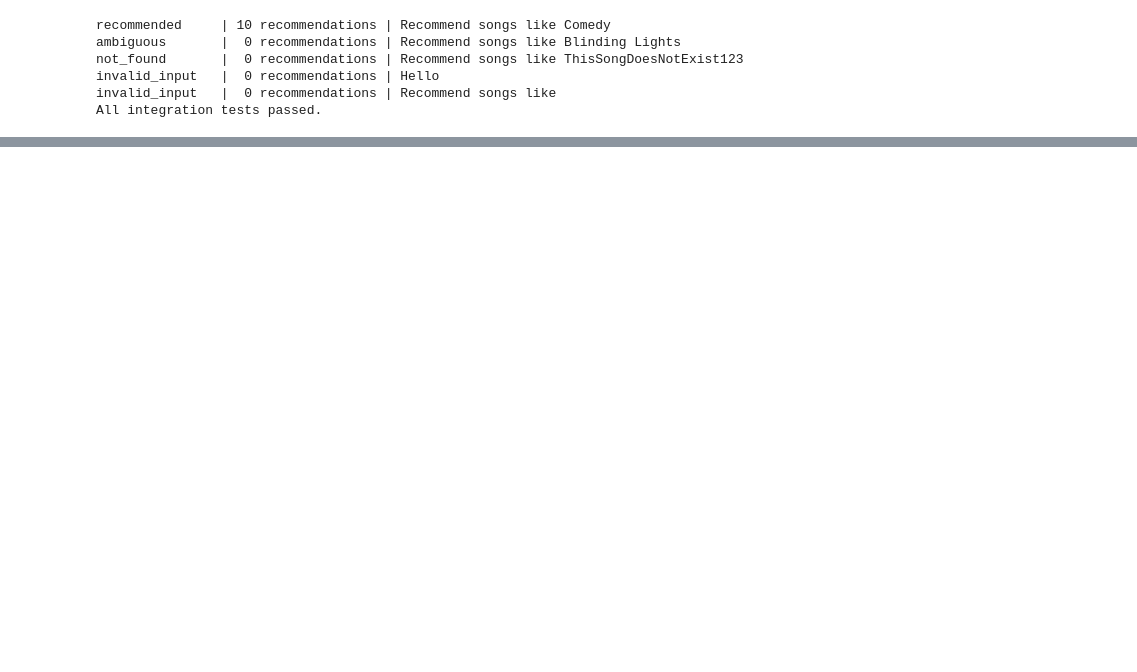
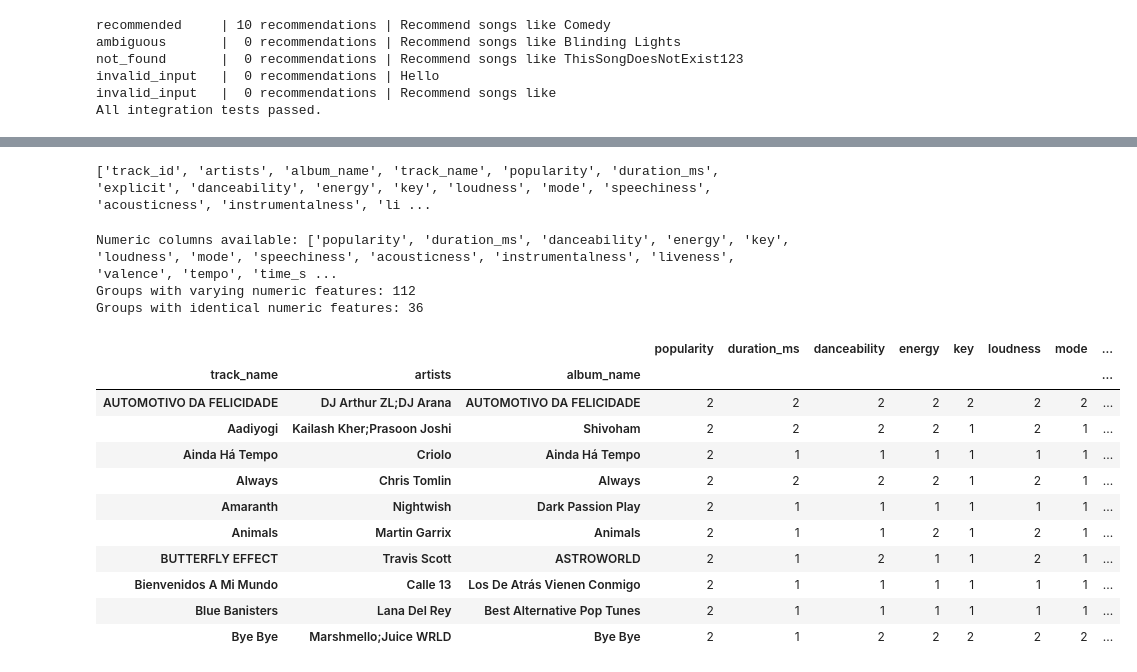
Before and after one commit to samyak-anand/song-recommendations-, a Jupyter notebook: lg_example/02_langgraph_song_lookup.ipynb, the cells around one changed output, grey strips where cells are left out. Saved outputs shown, nothing was run; the diff lists cells and outputs as text; code cells hidden in the pictures; blank space fills up the shorter version.

```diff
--- a/lg_example/02_langgraph_song_lookup.ipynb
+++ b/lg_example/02_langgraph_song_lookup.ipynb
@@ -357,0 +657,61 @@ All integration tests passed.
+# %%
+print(songs.columns.tolist())
+# %% [output]
+['track_id', 'artists', 'album_name', 'track_name', 'popularity', 'duration_ms', 'explicit', 'danceability', 'energy', 'key', 'loudness', 'mode', 'speechiness', 'acousticness', 'instrumentalness', 'li ...
+# %%
+# ============================================================
+# STAGE 2.5.2 — DUPLICATE FEATURE COMPARISON
+# ============================================================
+
+metadata_columns = [
+    "track_name",
+    "artists",
+    "album_name"
+]
+
+# Exclude identifiers and metadata from feature comparison.
+excluded_columns = {
+    "track_id", "track_name", "artists", "album_name",
+    "Unnamed: 0"
+}
+
+numeric_columns = [
+    col for col in songs.select_dtypes(include="number").columns
+    if col not in excluded_columns
+]
+
+print("Numeric columns available:", numeric_columns)
+
+if numeric_columns:
+    # Count how many distinct numeric feature combinations
+    # occur within each duplicate metadata group.
+    feature_variation = (
+        duplicate_records
+        .groupby(metadata_columns)[numeric_columns]
+        .nunique(dropna=False)
+    )
+
+    varying_groups = feature_variation.gt(1).any(axis=1)
+
+    print("Groups with varying numeric features:", varying_groups.sum())
+    print("Groups with identical numeric features:", (~varying_groups).sum())
+
+    display(feature_variation.loc[varying_groups].head(10))
+else:
+    print("No numeric columns available for comparison.")
+# %% [output]
+Numeric columns available: ['popularity', 'duration_ms', 'danceability', 'energy', 'key', 'loudness', 'mode', 'speechiness', 'acousticness', 'instrumentalness', 'liveness', 'valence', 'tempo', 'time_s ...
+Groups with varying numeric features: 112
+Groups with identical numeric features: 36
+|  |  |  | popularity | duration_ms | danceability | energy | key | loudness | mode | ... |
+| track_name | artists | album_name |  |  |  |  |  |  |  | ... |
+| AUTOMOTIVO DA FELICIDADE | DJ Arthur ZL;DJ Arana | AUTOMOTIVO DA FELICIDADE | 2 | 2 | 2 | 2 | 2 | 2 | 2 | ... |
+| Aadiyogi | Kailash Kher;Prasoon Joshi | Shivoham | 2 | 2 | 2 | 2 | 1 | 2 | 1 | ... |
+| Ainda Há Tempo | Criolo | Ainda Há Tempo | 2 | 1 | 1 | 1 | 1 | 1 | 1 | ... |
+| Always | Chris Tomlin | Always | 2 | 2 | 2 | 2 | 1 | 2 | 1 | ... |
+| Amaranth | Nightwish | Dark Passion Play | 2 | 1 | 1 | 1 | 1 | 1 | 1 | ... |
+| Animals | Martin Garrix | Animals | 2 | 1 | 1 | 2 | 1 | 2 | 1 | ... |
+| BUTTERFLY EFFECT | Travis Scott | ASTROWORLD | 2 | 1 | 2 | 1 | 1 | 2 | 1 | ... |
+| Bienvenidos A Mi Mundo | Calle 13 | Los De Atrás Vienen Conmigo | 2 | 1 | 1 | 1 | 1 | 1 | 1 | ... |
+| Blue Banisters | Lana Del Rey | Best Alternative Pop Tunes | 2 | 1 | 1 | 1 | 1 | 1 | 1 | ... |
+| Bye Bye | Marshmello;Juice WRLD | Bye Bye | 2 | 1 | 2 | 2 | 2 | 2 | 2 | ... |
```
Also changed, not shown: parts of 26 cells of this notebook, 5 other files.
